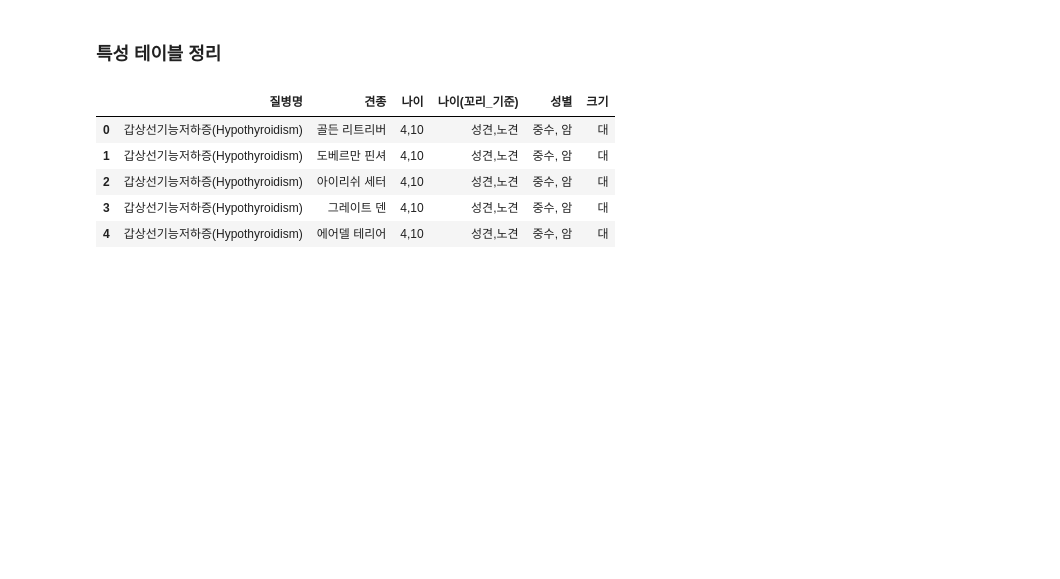
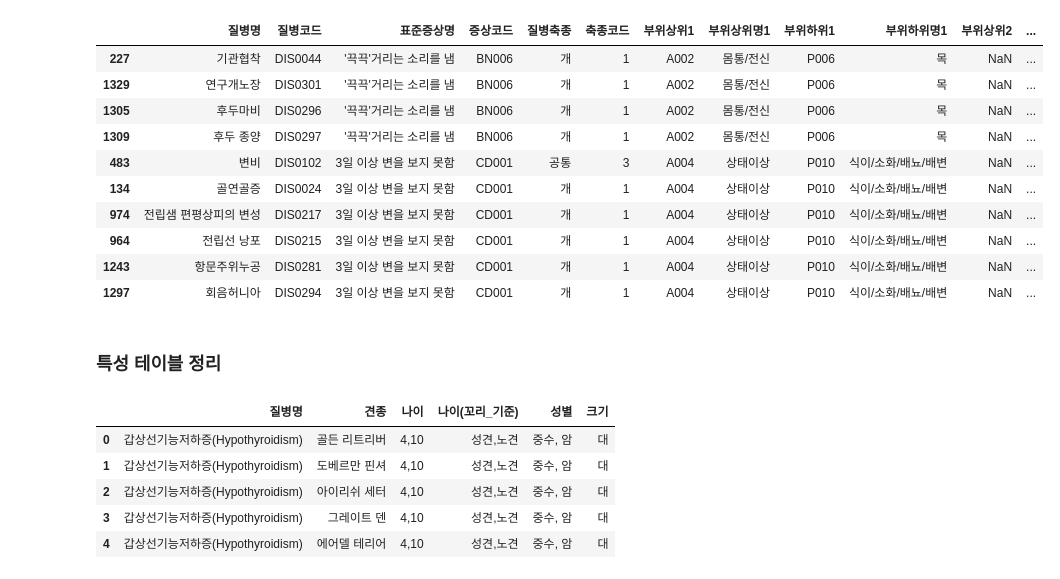
Before and after one commit to jha1s/puppy_project, a Jupyter notebook: result.ipynb, the cells around one changed output. Saved outputs shown, nothing was run; the diff lists cells and outputs as text; code cells hidden in the pictures; blank space fills up the shorter version.

```diff
--- a/result.ipynb
+++ b/result.ipynb
@@ -10,0 +37,22 @@ pd.set_option('display.max_columns', 100)
+# %%
+a = {(name, species) : emer for name, species, emer in zip(df_dis['질병명'], df_dis['축종'], df_dis['응급도'])}
+# %%
+b = [a[(name, species)] for name, species in zip(df['질병명'], df['질병축종'])]
+# %%
+df['응급도'] = b
+# %%
+df = df.sort_values(by=['표준증상명'])
+# %%
+df.head(10)
+# %% [output]
+|  | 질병명 | 질병코드 | 표준증상명 | 증상코드 | 질병축종 | 축종코드 | 부위상위1 | 부위상위명1 | 부위하위1 | 부위하위명1 | 부위상위2 | ... |
+| 227 | 기관협착 | DIS0044 | '끅끅'거리는 소리를 냄 | BN006 | 개 | 1 | A002 | 몸통/전신 | P006 | 목 | NaN | ... |
+| 1329 | 연구개노장 | DIS0301 | '끅끅'거리는 소리를 냄 | BN006 | 개 | 1 | A002 | 몸통/전신 | P006 | 목 | NaN | ... |
+| 1305 | 후두마비 | DIS0296 | '끅끅'거리는 소리를 냄 | BN006 | 개 | 1 | A002 | 몸통/전신 | P006 | 목 | NaN | ... |
+| 1309 | 후두 종양 | DIS0297 | '끅끅'거리는 소리를 냄 | BN006 | 개 | 1 | A002 | 몸통/전신 | P006 | 목 | NaN | ... |
+| 483 | 변비 | DIS0102 | 3일 이상 변을 보지 못함 | CD001 | 공통 | 3 | A004 | 상태이상 | P010 | 식이/소화/배뇨/배변 | NaN | ... |
+| 134 | 골연골증 | DIS0024 | 3일 이상 변을 보지 못함 | CD001 | 개 | 1 | A004 | 상태이상 | P010 | 식이/소화/배뇨/배변 | NaN | ... |
+| 974 | 전립샘 편평상피의 변성 | DIS0217 | 3일 이상 변을 보지 못함 | CD001 | 개 | 1 | A004 | 상태이상 | P010 | 식이/소화/배뇨/배변 | NaN | ... |
+| 964 | 전립선 낭포 | DIS0215 | 3일 이상 변을 보지 못함 | CD001 | 개 | 1 | A004 | 상태이상 | P010 | 식이/소화/배뇨/배변 | NaN | ... |
+| 1243 | 항문주위누공 | DIS0281 | 3일 이상 변을 보지 못함 | CD001 | 개 | 1 | A004 | 상태이상 | P010 | 식이/소화/배뇨/배변 | NaN | ... |
+| 1297 | 회음허니아 | DIS0294 | 3일 이상 변을 보지 못함 | CD001 | 개 | 1 | A004 | 상태이상 | P010 | 식이/소화/배뇨/배변 | NaN | ... |
```
Also changed, not shown: parts of 8 cells of this notebook, 1 other file.
